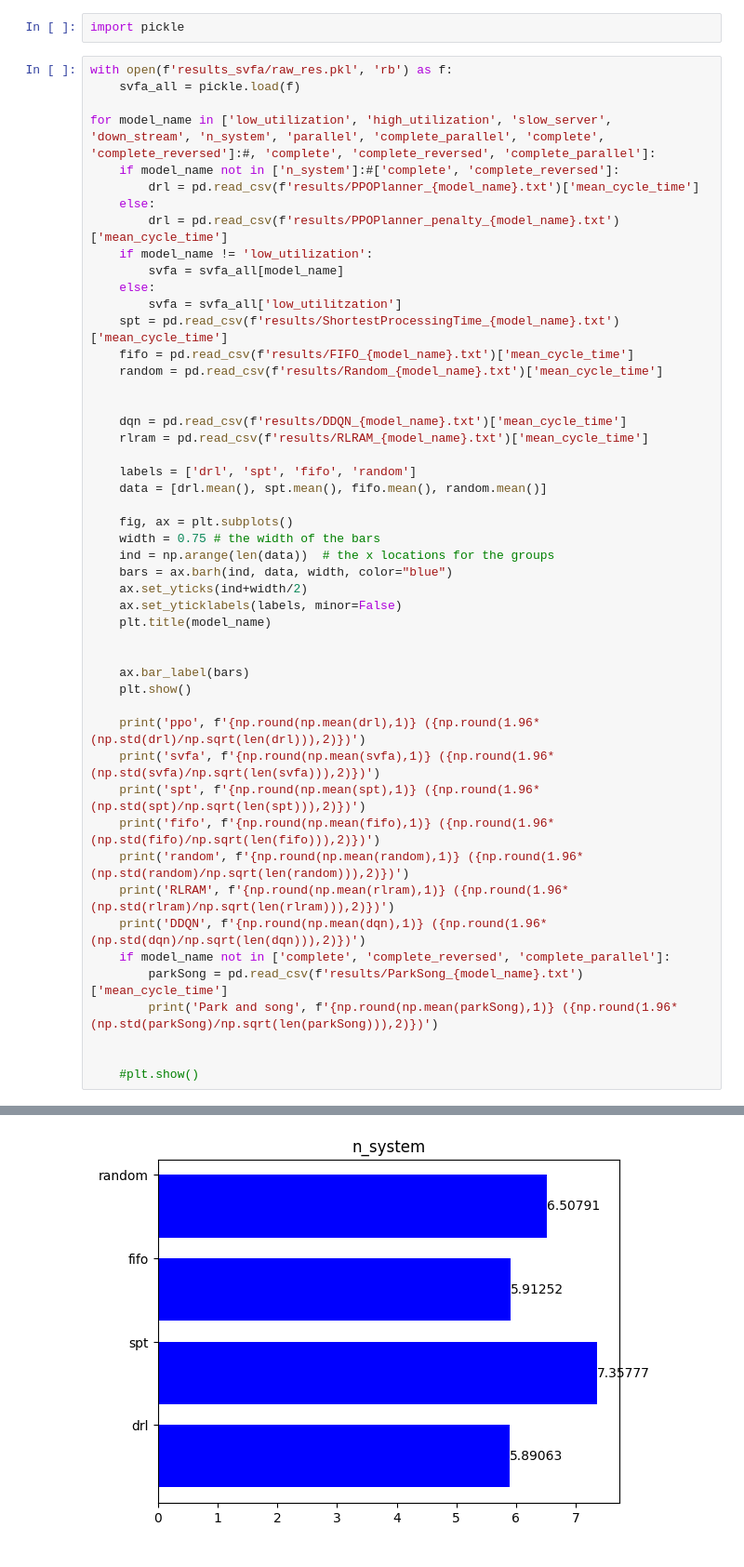
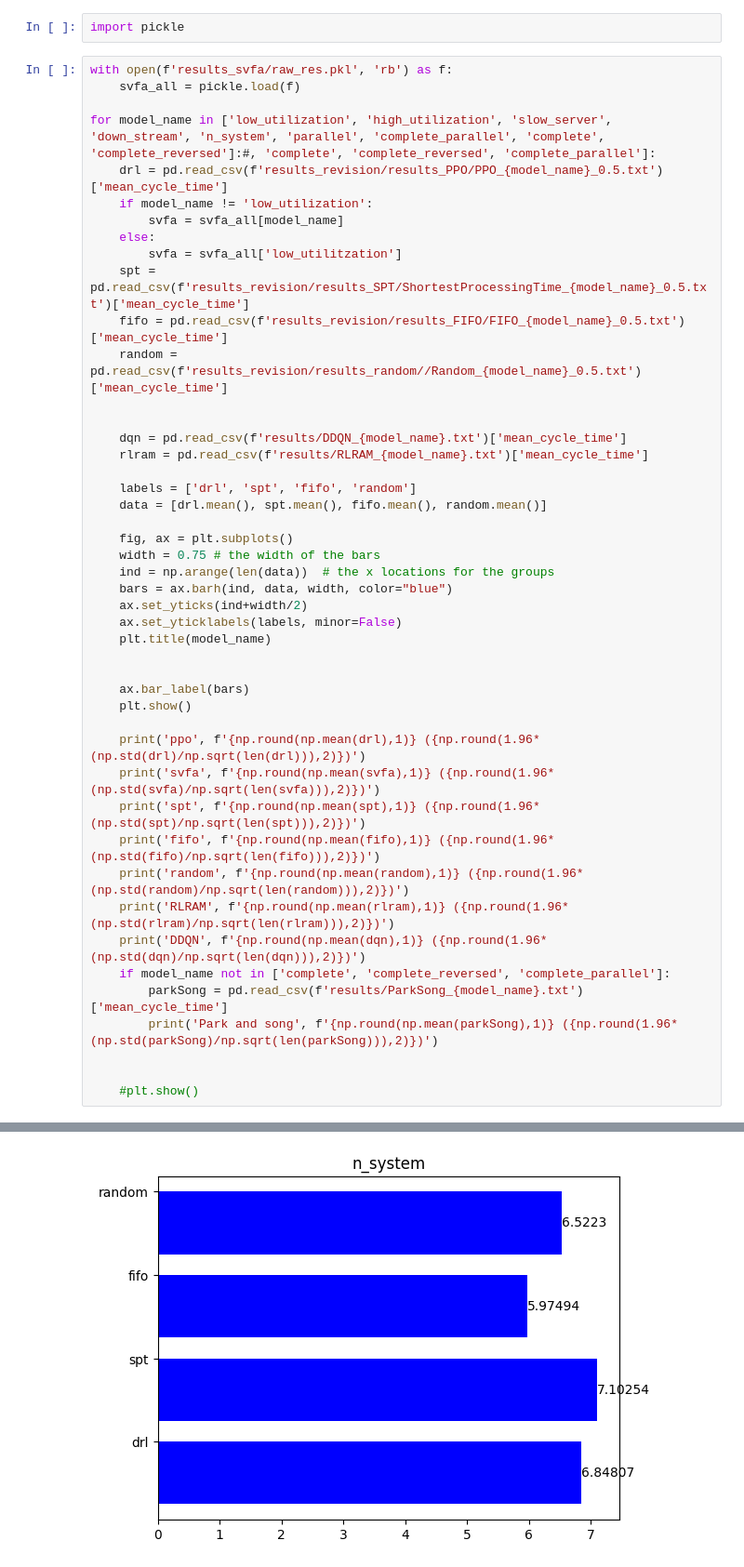
Before and after one commit to jeroenmiddelhuis/LearningResourceAllocation, a Jupyter notebook: evaluation.ipynb, the cells around one changed output, grey strips where cells are left out. Shown at 93% size. Drawn from its saved outputs; the diff is of its cells as text.

```diff
--- a/evaluation.ipynb
+++ b/evaluation.ipynb
@@ -9,17 +9,14 @@ with open(f'results_svfa/raw_res.pkl', 'rb') as f:
     svfa_all = pickle.load(f)
 
 for model_name in ['low_utilization', 'high_utilization', 'slow_server', 'down_stream', 'n_system', 'parallel', 'complete_parallel', 'complete', 'complete_reversed']:#, 'complete', 'complete_reversed', 'complete_parallel']:
-    if model_name not in ['n_system']:#['complete', 'complete_reversed']:
-        drl = pd.read_csv(f'results/PPOPlanner_{model_name}.txt')['mean_cycle_time']
-    else:
-        drl = pd.read_csv(f'results/PPOPlanner_penalty_{model_name}.txt')['mean_cycle_time']
+    drl = pd.read_csv(f'results_revision/results_PPO/PPO_{model_name}_0.5.txt')['mean_cycle_time']
     if model_name != 'low_utilization':
         svfa = svfa_all[model_name]
     else:
         svfa = svfa_all['low_utilitzation']
-    spt = pd.read_csv(f'results/ShortestProcessingTime_{model_name}.txt')['mean_cycle_time']
-    fifo = pd.read_csv(f'results/FIFO_{model_name}.txt')['mean_cycle_time']
-    random = pd.read_csv(f'results/Random_{model_name}.txt')['mean_cycle_time']
+    spt = pd.read_csv(f'results_revision/results_SPT/ShortestProcessingTime_{model_name}_0.5.txt')['mean_cycle_time']
+    fifo = pd.read_csv(f'results_revision/results_FIFO/FIFO_{model_name}_0.5.txt')['mean_cycle_time']
+    random = pd.read_csv(f'results_revision/results_random//Random_{model_name}_0.5.txt')['mean_cycle_time']
 
 
     dqn = pd.read_csv(f'results/DDQN_{model_name}.txt')['mean_cycle_time']
@@ -90,4 +87,4 @@ random 11.9 (0.53)
 RLRAM 1274.0 (12.38)
 DDQN 2499.9 (6.51)
 Park and song 14.7 (0.59)
-[figure, old version]
+[figure, new version]
```
Also changed, not shown: parts of 4 cells of this notebook, 15 other files.
